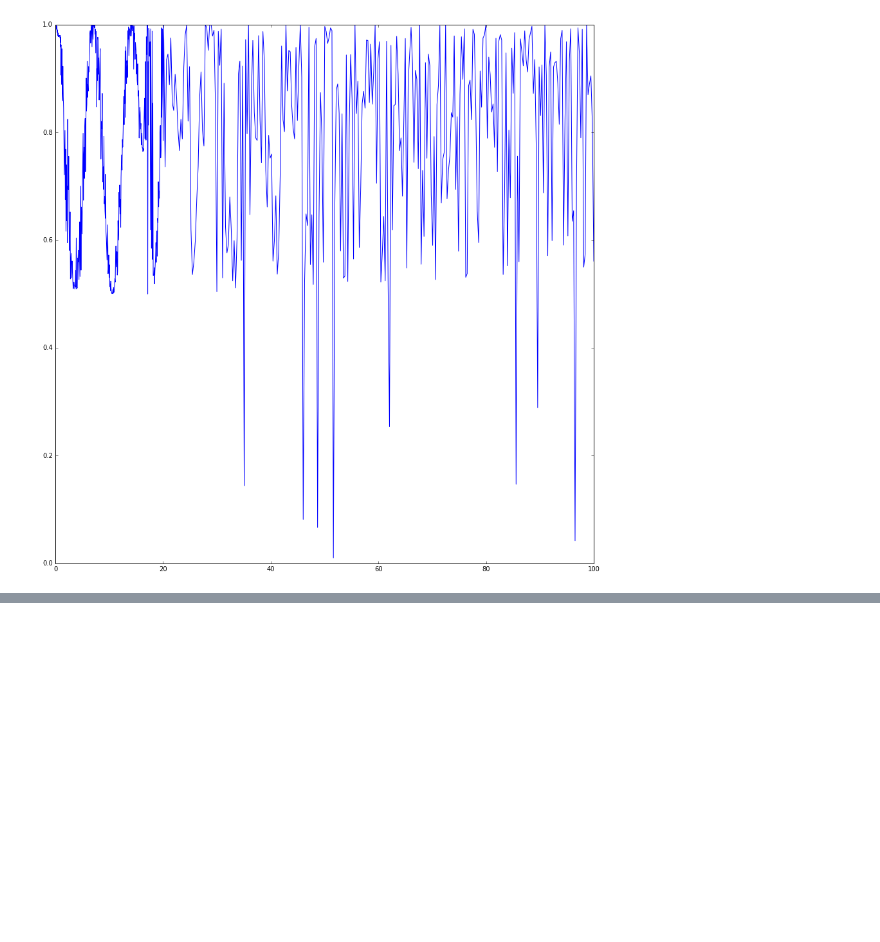
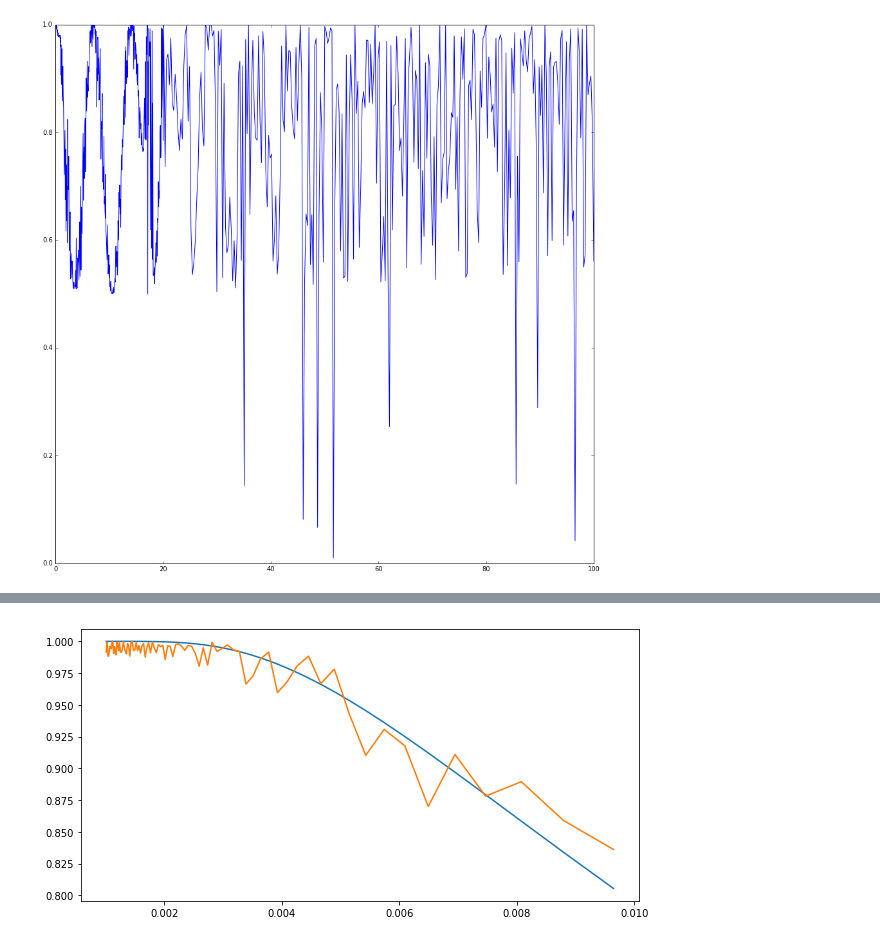
Before and after one commit to oryonatan/qutip, a Jupyter notebook: dorit/fast_diabatic/13.8.17 simulate original grover problem.ipynb, the cells around one changed output, grey strips where cells are left out. Cells and saved outputs as stored; diff of their text form; code cells hidden in the pictures; blank space fills up the shorter version.

```diff
--- a/dorit/fast_diabatic/13.8.17 simulate original grover problem.ipynb
+++ b/dorit/fast_diabatic/13.8.17 simulate original grover problem.ipynb
@@ -208,0 +239,8 @@ AttributeError: module 'numpy' has no attribute 'linpspace'
+# %%
+plt.figure(figsize=(10,5))
+
+plt.plot(omegas[10:-1],1-lzs[10:-1])
+plt.plot(omegas[10:-1],results_ar[10:-1])
+plt.show()
+# %% [output]
+[figure, added]
```
Also changed, not shown: parts of 19 cells of this notebook.
